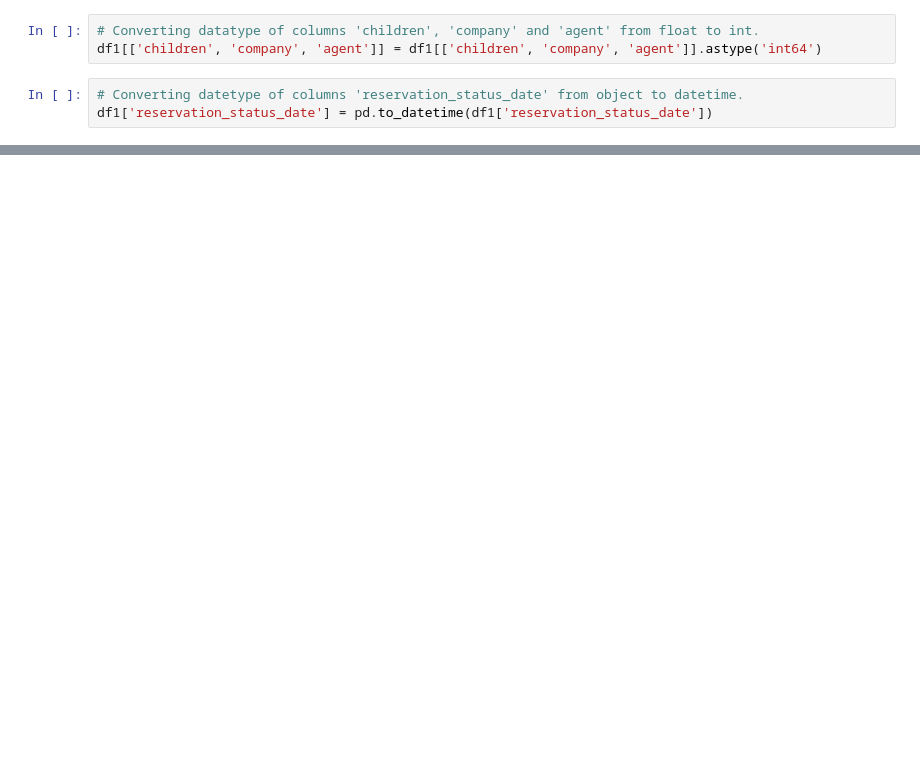
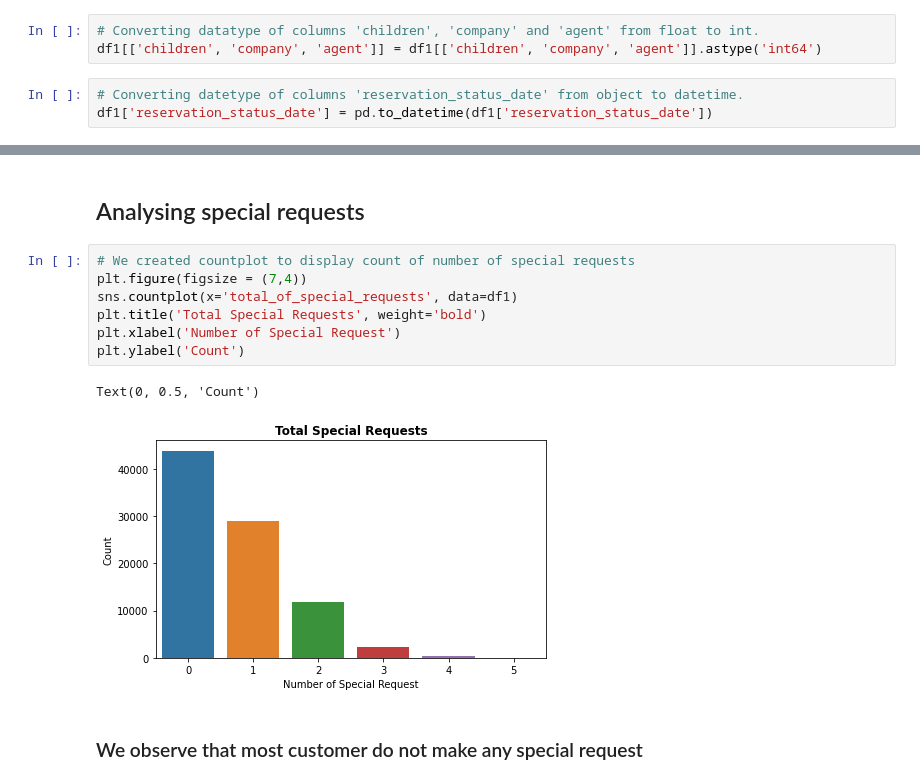
Before and after one commit to Keshaw9516/Hotel_Booking_Analysis_EDA, a Jupyter notebook: Hotel_Booking_Analysis_Capstone_Project.ipynb, the cells around one changed output, grey strips where cells are left out. Drawn from its saved outputs; the diff is of its cells as text; blank space fills up the shorter version.

```diff
--- a/Hotel_Booking_Analysis_Capstone_Project.ipynb
+++ b/Hotel_Booking_Analysis_Capstone_Project.ipynb
@@ -454,0 +642,14 @@ plt.show()
+# %% [markdown]
+## Analysing special requests
+# %%
+# We created countplot to display count of number of special requests
+plt.figure(figsize = (7,4))
+sns.countplot(x='total_of_special_requests', data=df1)
+plt.title('Total Special Requests', weight='bold')
+plt.xlabel('Number of Special Request')
+plt.ylabel('Count')
+# %% [output]
+Text(0, 0.5, 'Count')
+[figure, added]
+# %% [markdown]
+### We observe that most customer do not make any special request
```
Also changed, not shown: parts of 172 cells of this notebook.
